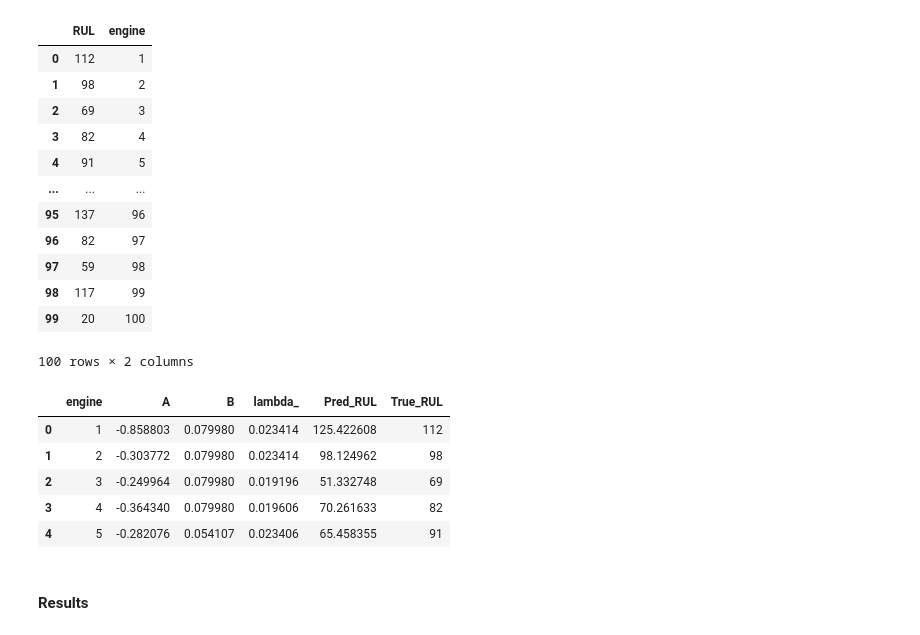
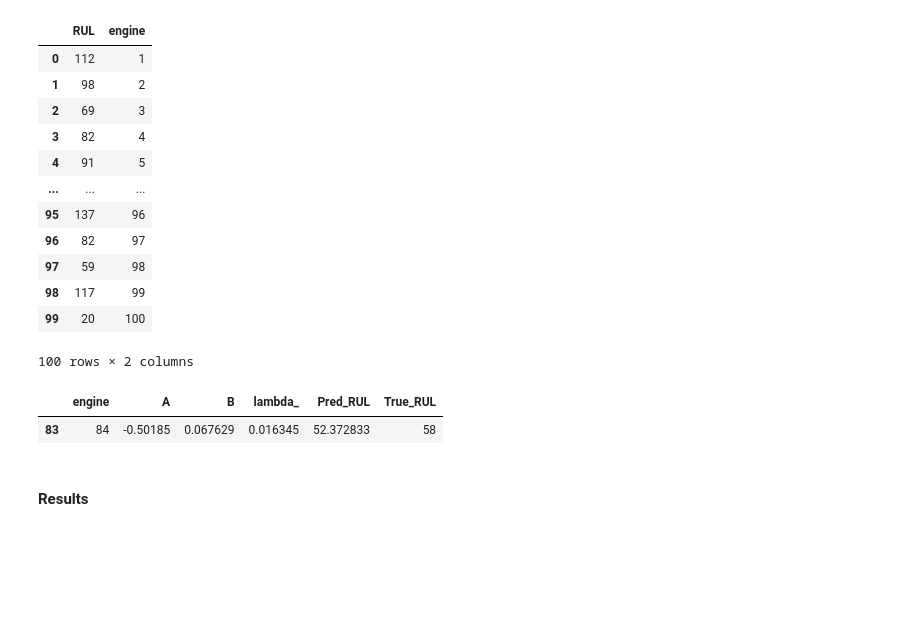
Before and after one commit to mouabbi/Predictive_Maintenance_Engine_Failure, a Jupyter notebook: machine learning/Prediction RUL (Regression)/RUL_prediction_exponential_model.ipynb, the cells around one changed output. Saved outputs shown, nothing was run; the diff lists cells and outputs as text; code cells hidden in the pictures; blank space fills up the shorter version.

```diff
--- a/machine learning/Prediction RUL (Regression)/RUL_prediction_exponential_model.ipynb
+++ b/machine learning/Prediction RUL (Regression)/RUL_prediction_exponential_model.ipynb
@@ -551,15 +600,11 @@ for i in pca_test_df.engine.unique():
             'True_RUL': [test_rul.RUL[test_rul.engine == i].values[0]]
         })
     ], ignore_index=True)
-# %%
-result_test_df.head()
-# %% [output]
-|  | engine | A | B | lambda_ | Pred_RUL | True_RUL |
-| 0 | 1 | -0.858803 | 0.079980 | 0.023414 | 125.422608 | 112 |
-| 1 | 2 | -0.303772 | 0.079980 | 0.023414 | 98.124962 | 98 |
-| 2 | 3 | -0.249964 | 0.079980 | 0.019196 | 51.332748 | 69 |
-| 3 | 4 | -0.364340 | 0.079980 | 0.019606 | 70.261633 | 82 |
-| 4 | 5 | -0.282076 | 0.054107 | 0.023406 | 65.458355 | 91 |
+# %%
+result_test_df[result_test_df["engine"]==84]
+# %% [output]
+|  | engine | A | B | lambda_ | Pred_RUL | True_RUL |
+| 83 | 84 | -0.50185 | 0.067629 | 0.016345 | 52.372833 | 58 |
 # %% [markdown]
 #### Results
 # %%
```
Also changed, not shown: parts of 6 cells of this notebook, 10 other files.
